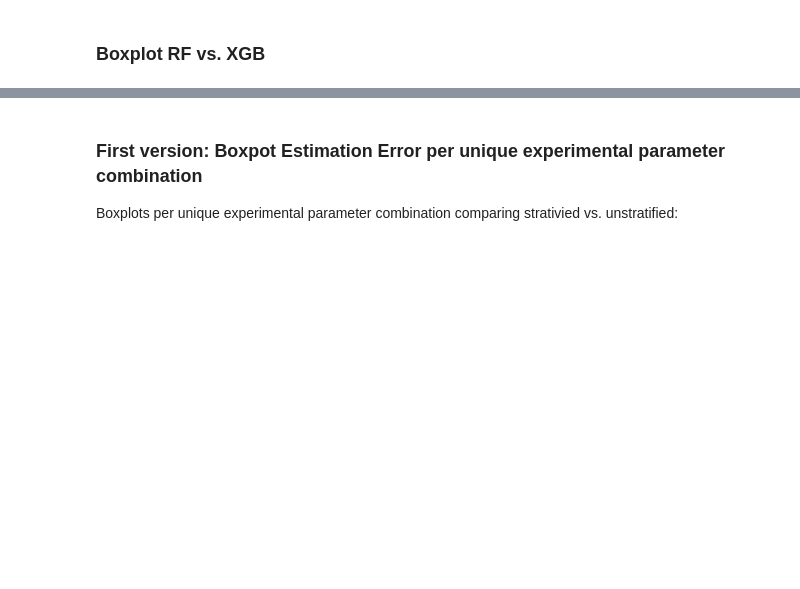
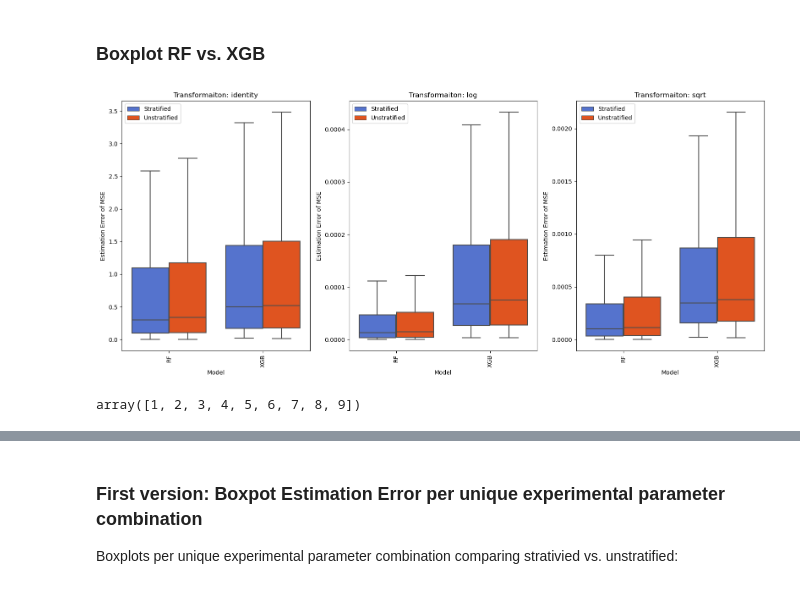
Before and after one commit to annegriddl/slds_stratification, a Jupyter notebook: Simulations/Final_Setup/Evaluation/04_Error_Estimator_json.ipynb, the cells around one changed output, grey strips where cells are left out. Cells and saved outputs as stored; diff of their text form; code cells hidden in the pictures; blank space fills up the shorter version.

```diff
--- a/Simulations/Final_Setup/Evaluation/04_Error_Estimator_json.ipynb
+++ b/Simulations/Final_Setup/Evaluation/04_Error_Estimator_json.ipynb
@@ -127,5 +128,8 @@ Duplicates:  0
 data = pd.concat([df_rf, df_xgb], axis=0, ignore_index=True)
 original_shape = data.shape[0]
+# %%
+# capitizle model name for plots
+data['model_info_model'] = data['model_info_model'].str.upper()
 # %%
 # opitonal: exclude all rows if hyperparmeters are the same
 exclude_hyp_dame = False
@@ -177,3 +181,57 @@ data['error_estimator_mean_unstratified'] = data['error_estimator_unstratified']
 9600
 # %% [markdown]
 ### Boxplot RF vs. XGB
+# %%
+value_vars= ['error_estimator_mean_stratified', 'error_estimator_mean_unstratified']
+value_name = 'Estimation Error'
+figsize = (5, 6)
+transformations = data['model_info_transformation'].unique()
+differences_overview = pd.DataFrame()
+
+fig, axes = plt.subplots(1, 3, figsize=(16, 7))  # Create a 3x1 grid of subplots
+
+for i, transformation in enumerate(transformations):
+        data_filtered = data[data['model_info_transformation'] == transformation]
+        data_long = data_filtered.melt(id_vars=['model_info_model'],
+                                                                   value_vars=value_vars,
+                                                                   var_name='Stratification', value_name=value_name)
+
+        descriptives = data_long.groupby(['model_info_model', 'Stratification']).describe()
+        keys = descriptives[value_name]['mean'].keys()
+        descriptives_table = pd.DataFrame({'Expermintel Hyperparameter Combinaiton': keys.get_level_values('model_info_model'),
+                                                                           'Stratification': keys.get_level_values('Stratification').str.rsplit('_', n=1).str[-1],
+                                                                           'Mean': descriptives[value_name]['mean'].values,
+                                                                           'SD': descriptives[value_name]['std'].values})
+        difference_mean = descriptives_table[descriptives_table['Stratification'] == 'stratified']['Mean'].values - descriptives_table[descriptives_table['Stratification'] == 'unstratified']['Mean'].values
+        difference_sd = descriptives_table[descriptives_table['Stratification'] == 'stratified']['SD'].values - descriptives_table[descriptives_table['Stratification'] == 'unstratified']['SD'].values
+        differences = pd.DataFrame({'Transfromation': transformation, 'Expermintel Hyperparameter Combinaiton': keys.get_level_values('model_info_model').unique(),
+                                                                'Difference Mean': difference_mean,
+                                                                'Difference SD': difference_sd,
+                                                                'Stratified': descriptives_table[descriptives_table['Stratification'] == 'stratified']['Mean'].values,
+                                                                'Unstratified': descriptives_table[descriptives_table['Stratification'] == 'unstratified']['Mean'].values})
+        differences_overview = pd.concat([differences_overview, differences])
+
+        sns.boxplot(ax=axes[i], x=data_long['model_info_model'],
+                                y=data_long[value_name],
+                                hue=data_long['Stratification'],
+                                palette={value_vars[0]: 'royalblue', value_vars[1]: 'orangered'},
+                                showfliers=False)
+        axes[i].set_xticklabels(axes[i].get_xticklabels(), rotation=90)
+        axes[i].set_ylabel(value_name + ' of MSE')
+        axes[i].set_xlabel('Model')
+        axes[i].set_title('Transformaiton: ' + transformation)
+        legend = axes[i].legend()
+        for label in legend.get_texts():
+                if label.get_text() == value_vars[0]:
+                        label.set_text('Stratified')
+                elif label.get_text() == value_vars[1]:
+                        label.set_text('Unstratified')
+
+plt.tight_layout()  # Adjust the spacing between subplots
+plt.show()
+# %% [output]
+[figure, added]
+# %%
+np.arange(1, 10)
+# %% [output]
+array([1, 2, 3, 4, 5, 6, 7, 8, 9])
```
Also changed, not shown: parts of 20 cells of this notebook, 6 other files.
